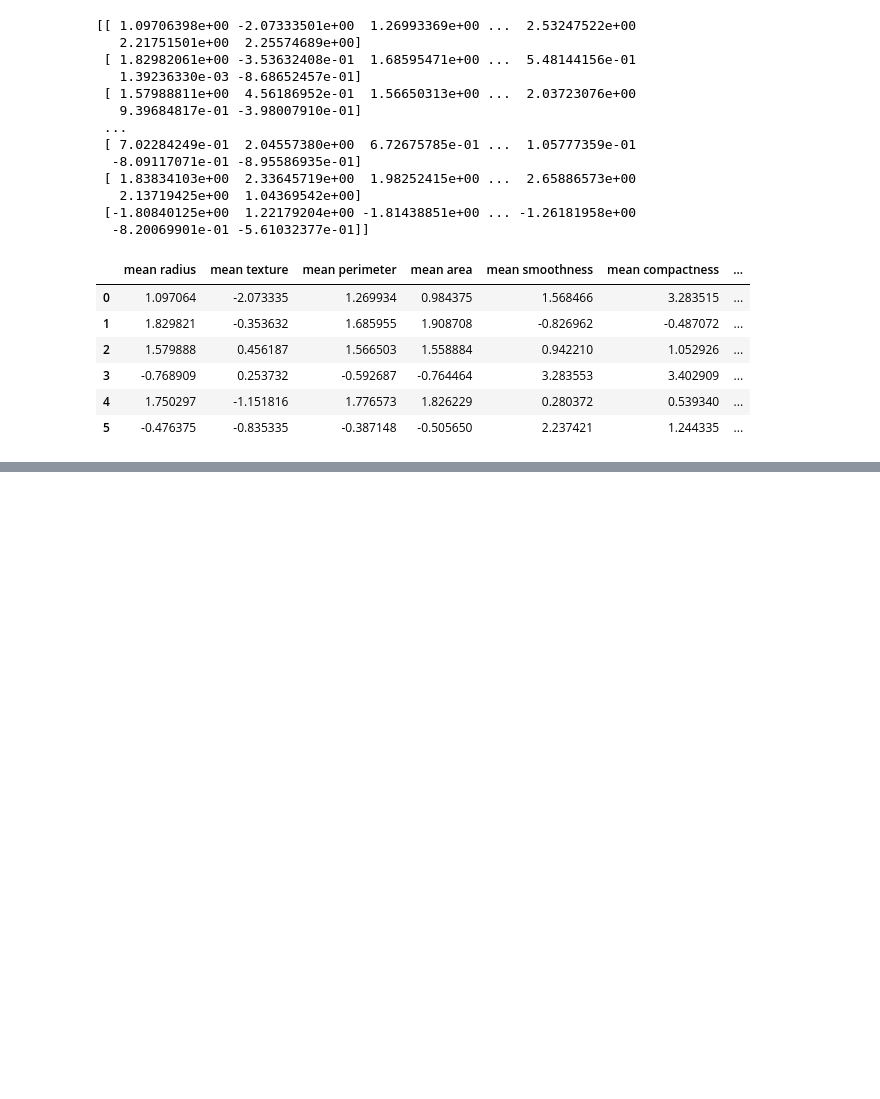
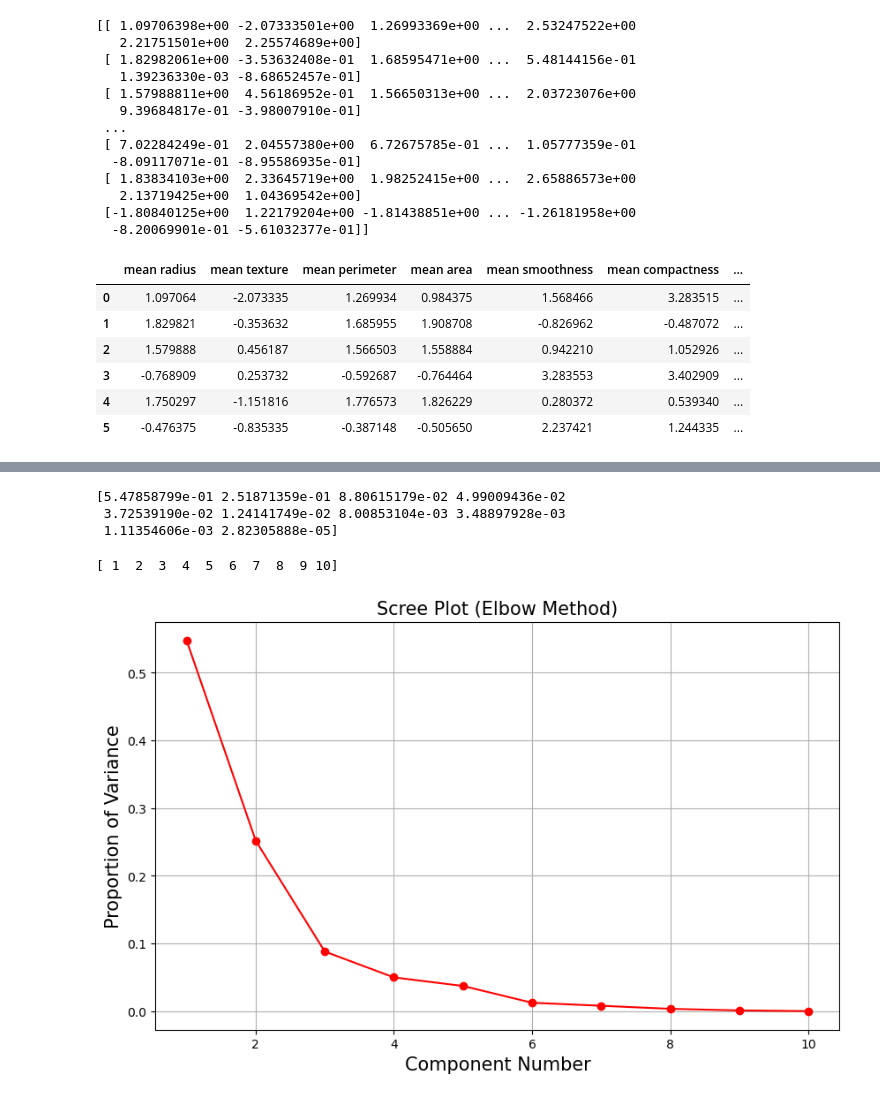
Before and after one commit to eRaBxEs/pca-breast-cancer, a Jupyter notebook: pca-in-action.ipynb, the cells around one changed output, grey strips where cells are left out. Cells and saved outputs as stored; diff of their text form; code cells hidden in the pictures; blank space fills up the shorter version.

Commit message:
add scree plot visuals

```diff
--- a/pca-in-action.ipynb
+++ b/pca-in-action.ipynb
@@ -105,3 +105,9 @@ DF_scaled.head(6)                                                      # Print f
 | 3 | -0.768909 | 0.253732 | -0.592687 | -0.764464 | 3.283553 | 3.402909 | ... |
 | 4 | 1.750297 | -1.151816 | 1.776573 | 1.826229 | 0.280372 | 0.539340 | ... |
 | 5 | -0.476375 | -0.835335 | -0.387148 | -0.505650 | 2.237421 | 1.244335 | ... |
+# %%
+# Ideal Number of Components
+pca = PCA(n_components = 10)                 # Create PCA object forming 10 PCs
+pca_trans = pca.fit_transform(DF_scaled)     # Transform data
+print(pca_trans)                             # Print transformed data
+print(pca_trans.shape)                       # Print dimensions of transformed data
@@ -107,0 +129,28 @@ DF_scaled.head(6)                                                      # Print f
+# %%
+prop_var = pca.explained_variance_ratio_     # Extract proportion of explained variance
+print(prop_var)                              # Print proportion of explained variance
+# %% [output]
+[5.47858799e-01 2.51871359e-01 8.80615179e-02 4.99009436e-02
+ 3.72539190e-02 1.24141749e-02 8.00853104e-03 3.48897928e-03
+ 1.11354606e-03 2.82305888e-05]
+# %%
+PC_number = np.arange(pca.n_components_) + 1 # Enumarate component numbers
+print(PC_number)                             # Print component numbers
+# %% [output]
+[ 1  2  3  4  5  6  7  8  9 10]
+# %%
+# Scree Plot
+plt.figure(figsize=(10, 6))                 # Set figure and size
+plt.plot(PC_number,                         # Plot prop var
+         prop_var,
+         'ro-')
+plt.title('Scree Plot (Elbow Method)',      # Plot Annotations
+          fontsize = 15)
+plt.xlabel('Component Number',
+           fontsize = 15)
+plt.ylabel('Proportion of Variance',
+           fontsize = 15)
+plt.grid()                                  # Add grid lines
+plt.show()                                  # Print graph
+# %% [output]
+[figure, added]
```
Also changed, not shown: parts of 1 cell of this notebook.
